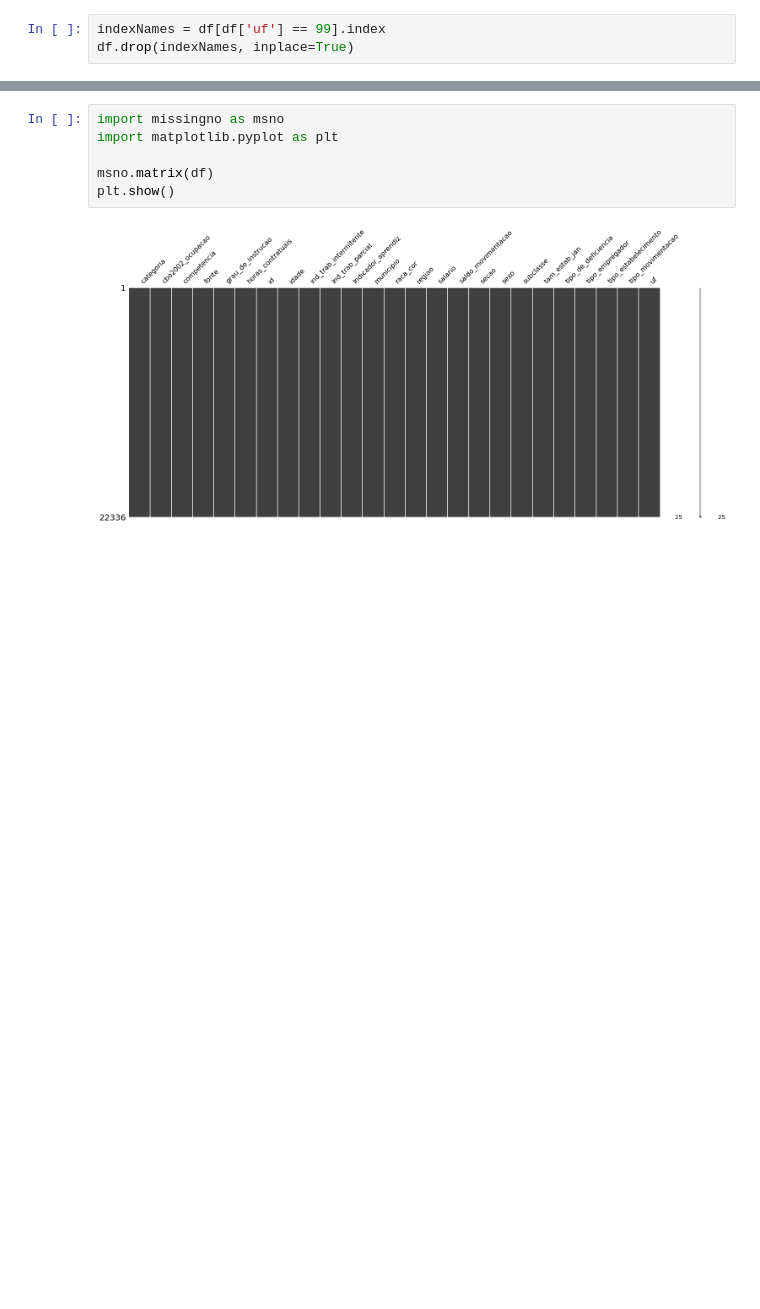
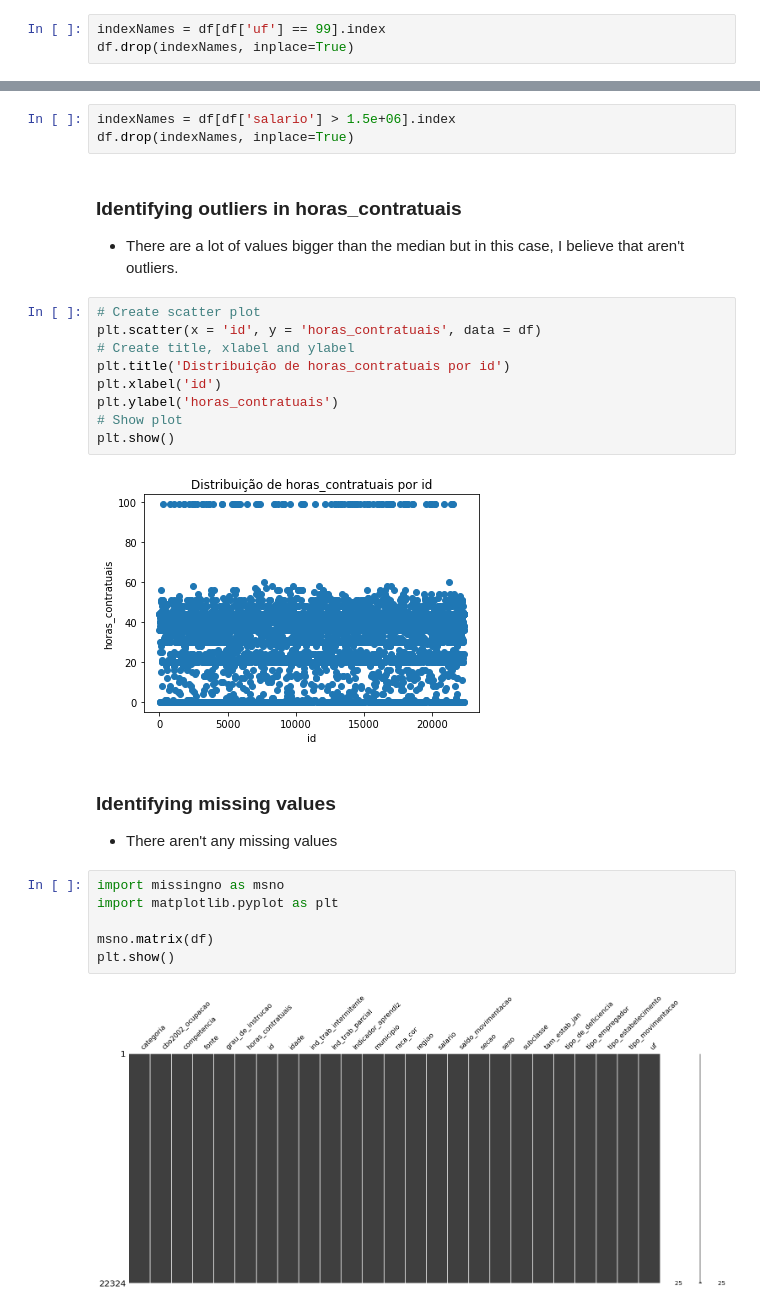
Before and after one commit to Daniel-Ozeas/quero-educacao-challenge, a Jupyter notebook: Quero_Educacao_Interview.ipynb, the cells around one changed output, grey strips where cells are left out. Saved outputs shown, nothing was run; the diff lists cells and outputs as text; blank space fills up the shorter version.

```diff
--- a/Quero_Educacao_Interview.ipynb
+++ b/Quero_Educacao_Interview.ipynb
@@ -209,3 +259,25 @@ df.drop(indexNames, inplace=True)
+# %%
+indexNames = df[df['salario'] > 1.5e+06].index
+df.drop(indexNames, inplace=True)
+# %% [markdown]
+### Identifying outliers in horas_contratuais
+
+* There are  a lot of values bigger than the median but in this case, I believe that aren't outliers.
+# %%
+# Create scatter plot
+plt.scatter(x = 'id', y = 'horas_contratuais', data = df)
+# Create title, xlabel and ylabel
+plt.title('Distribuição de horas_contratuais por id')
+plt.xlabel('id')
+plt.ylabel('horas_contratuais')
+# Show plot
+plt.show()
+# %% [output]
+[figure, added]
+# %% [markdown]
+### Identifying missing values
+
+* There aren't any missing values
 # %%
 import missingno as msno
 import matplotlib.pyplot as plt
```
Also changed, not shown: parts of 40 cells of this notebook, 2 other files.
